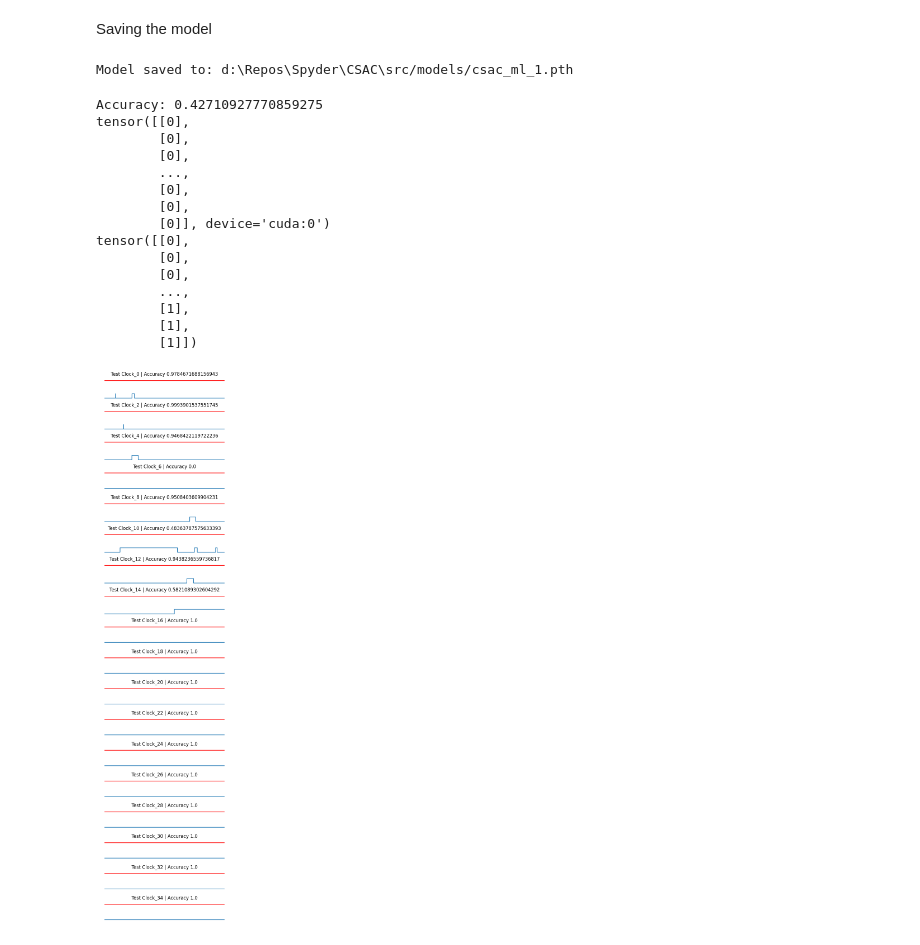
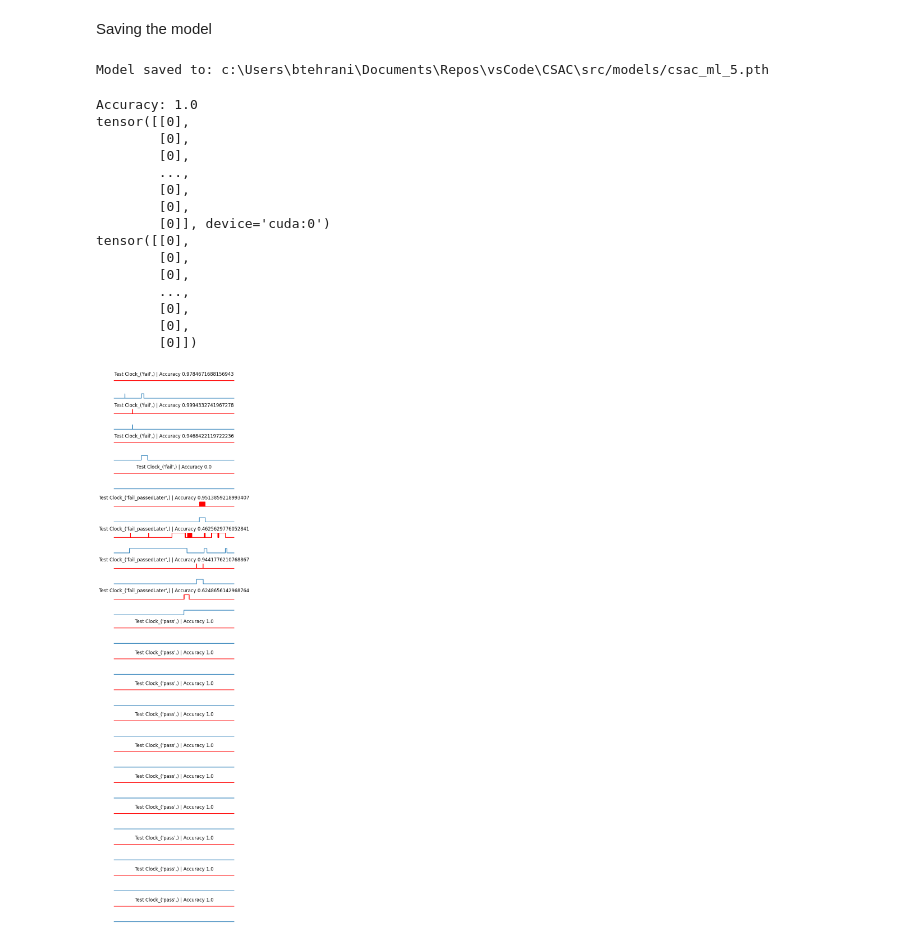
Before and after one commit to BrianTehrani/CSAC, a Jupyter notebook: src/model_train.ipynb, the cells around one changed output. Saved outputs shown, nothing was run; the diff lists cells and outputs as text; code cells hidden in the pictures.

Commit message:
Fixed Training with entire dataset.

```diff
--- a/src/model_train.ipynb
+++ b/src/model_train.ipynb
@@ -27,8 +28,8 @@ TRAIN_DATASET = os.path.join(os.getcwd(), r"data\train")
 BATCH_SIZE = 1
 
 # Creating Datasets
-clock_dataset_test = ClockDataset(f_data=TEST_DATASET)
-clock_dataset_train = ClockDataset(f_data=TRAIN_DATASET)
+clock_dataset_test = ClockDataset(f_data=TEST_DATASET, transform=False)
+clock_dataset_train = ClockDataset(f_data=TRAIN_DATASET, transform=False)
 
 # Creating Dataloaders
 train_dataloader = DataLoader(
@@ -156,12 +136,12 @@ Testing Clock: 17 | pass
 # %% [markdown]
 Saving the model
 # %%
-model.save(os.path.join(os.getcwd()), 1)
+model.save(os.path.join(os.getcwd()), 5)
 # %% [output]
-Model saved to: d:\Repos\Spyder\CSAC\src/models/csac_ml_1.pth
+Model saved to: c:\Users\btehrani\Documents\Repos\vsCode\CSAC\src/models/csac_ml_5.pth
 # %%
-model  = torch.load('d:\Repos\Spyder\CSAC\src/models/csac_ml_1.pth')
-
+model  = torch.load(r"c:\Users\btehrani\Documents\Repos\vsCode\CSAC\src/models/csac_ml_5.pth")
+model = model.to(device)
 # Sample data
 sample_param, sample_labels, sample_columns, sample_validation = next(iter(train_dataloader))
 t = sample_param[0].to(device)
@@ -175,7 +155,7 @@ print(f"Accuracy: {accuracy/len(sample_labels[0])}")
 print(y_preds_batch_train)
 print(sample_labels[0])
 # %% [output]
-Accuracy: 0.42710927770859275
+Accuracy: 1.0
 tensor([[0],
         [0],
         [0],
@@ -187,27 +167,29 @@ tensor([[0],
         [0],
         [0],
         ...,
-        [1],
-        [1],
-        [1]])
+        [0],
+        [0],
+        [0]])
 # %%
 import matplotlib.pyplot as plt
 fig, ax = plt.subplots(nrows=2*clock_dataset_test.__len__(), ncols=1, figsize=(5, 20))
 i=0
 for clock_data, labels, _, validation in test_dataloader:
+
     preds = model(clock_data[0].to(device))
-    pred_labels = torch.round(torch.sigmoid(preds)).to(torch.int64)
+
+    pred_labels = torch.where(preds > 0, 1, 0).to(torch.int64)
     acc = torch.sum(torch.eq(pred_labels, labels[0].to(device))).item()
 
-    ax[i].plot(pred_labels.cpu(), c='r')
+    ax[i].plot(pred_labels.cpu().numpy(), c='r')
     ax[i].axis("off")
-    ax[i].set_title(f'Test Clock_{i} | Accuracy {acc/len(labels[0])}')
+    ax[i].set_title(f'Test Clock_{validation} | Accuracy {acc/len(labels[0])}')
     ax[i+1].plot(labels[0])
     ax[i+1].axis("off")
     i = i+2
 plt.tight_layout()
 # %% [output]
-[figure, old version]
+[figure, new version]
 # %%
 import matplotlib.pyplot as plt
 fig, ax = plt.subplots(nrows=2, ncols=1)
```
Also changed, not shown: parts of 6 cells of this notebook, 7 other files.
